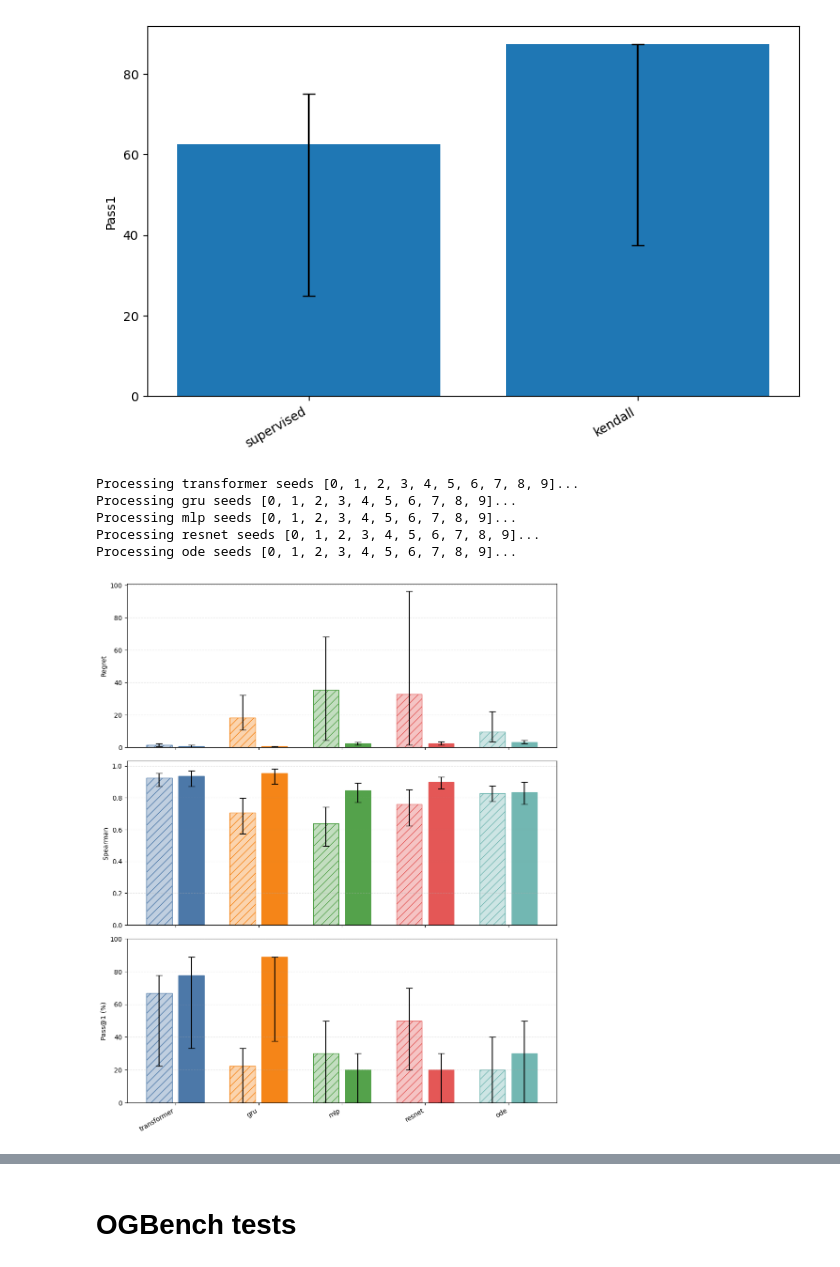
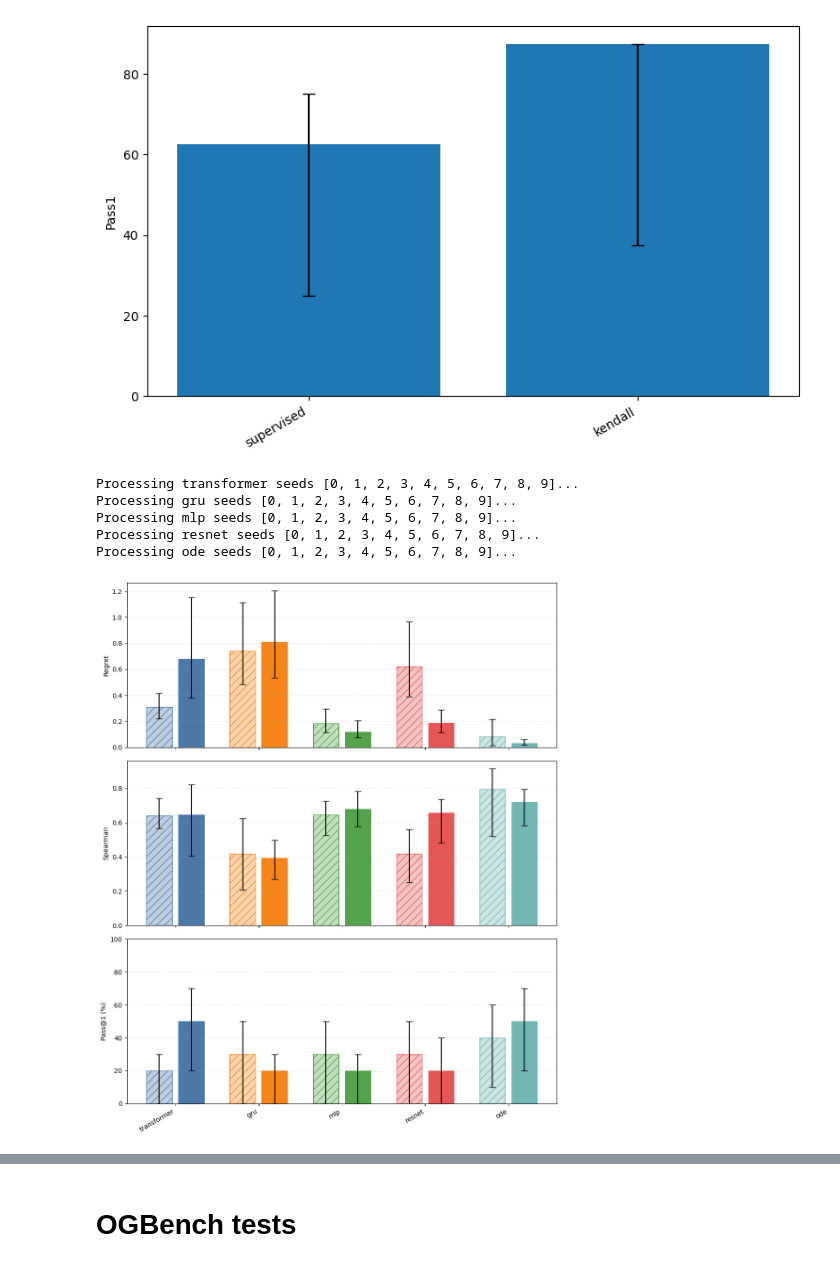
Before and after one commit to harrya32/DT2, a Jupyter notebook: results/results.ipynb, the cells around one changed output, grey strips where cells are left out. Saved outputs shown, nothing was run; the diff lists cells and outputs as text; code cells hidden in the pictures.

Commit message:
testing if lightweight files work, bug fixes for pendulum

```diff
--- a/results/results.ipynb
+++ b/results/results.ipynb
@@ -1491,7 +1491,7 @@ def process_single_seed(file_path):
 
 def aggregate_results(seed_range, folder):
     """Iterates over seeds for a folder, processes files, and aggregates results."""
-    pattern = f"./nll/lunarlander_pipeline/{folder}/summary_{{}}.json"
+    pattern = f"./test/pendulum_pipeline/{folder}/summary_{{}}.json"
     agg_rankings = {m: [] for m in METRIC_PATHS.keys()}
     agg_regrets = {m: [] for m in METRIC_PATHS.keys() if m != "env_mc"}
     valid_seeds = []
@@ -1608,34 +1608,34 @@ else:
                     uppers.append(np.nan)
                     continue
                 mean, ci = res[m][metric]
                 means.append(mean)
                 lowers.append(mean - ci[0])
                 uppers.append(ci[1] - mean)
         for pos, mean, lo, up, fc, ec, hatch in zip(positions, means, lowers, uppers, face_colors, edge_colors, hatches):
             ax.bar(pos, mean, yerr=[[lo], [up]], capsize=5, color=[fc], edgecolor=ec, hatch=hatch, linewidth=1)
         ax.set_ylabel(label)
         ax.grid(axis="y", linestyle="--", alpha=0.3)
         if metric == "pass1":
             ax.set_ylim(0, 100)
 
     axes[-1].set_xticks(centers)
     axes[-1].set_xticklabels(folders, rotation=30, ha="right")
 
     folder_handles = [Patch(facecolor=folder_colors[f], edgecolor=folder_colors[f], label=f) for f in folders]
     method_handles = [
         Patch(facecolor=mcolors.to_rgba("black", 0.0), edgecolor="black", hatch=hatch_map["supervised"], label="Supervised", linewidth=1),
         Patch(facecolor=mcolors.to_rgba("black", 1.0), edgecolor="black", label="Kendall", linewidth=1),
     ]
 
     fig.tight_layout()
     plt.show()
 # %% [output]
 Processing transformer seeds [0, 1, 2, 3, 4, 5, 6, 7, 8, 9]...
 Processing gru seeds [0, 1, 2, 3, 4, 5, 6, 7, 8, 9]...
 Processing mlp seeds [0, 1, 2, 3, 4, 5, 6, 7, 8, 9]...
 Processing resnet seeds [0, 1, 2, 3, 4, 5, 6, 7, 8, 9]...
 Processing ode seeds [0, 1, 2, 3, 4, 5, 6, 7, 8, 9]...
-[figure, old version]
+[figure, new version]
 # %%
 import numpy as np
 from scipy import stats
```
Also changed, not shown: parts of 1 cell of this notebook, 17 other files.
